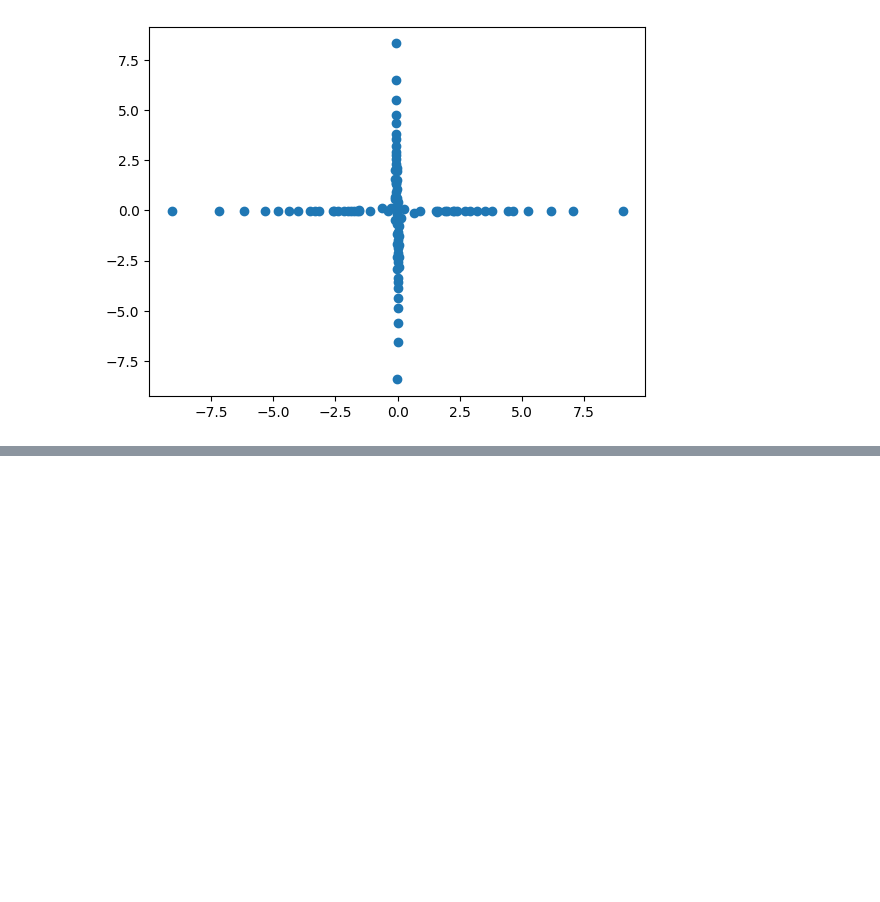
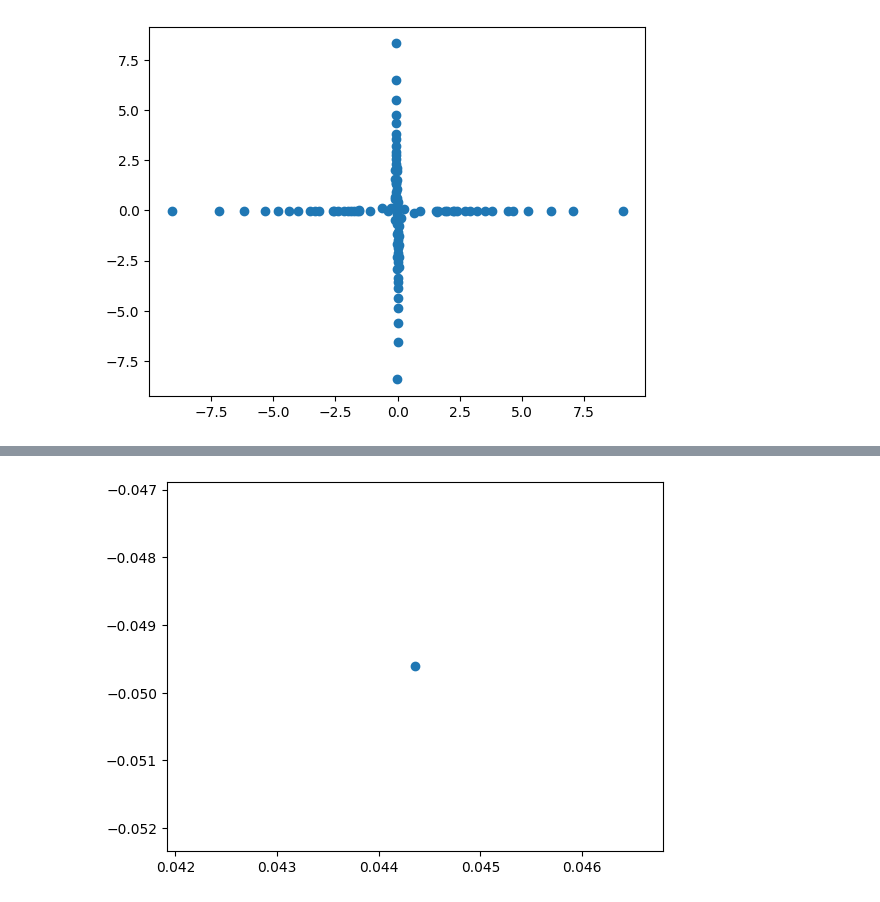
Before and after one commit to fumish/self_study, a Jupyter notebook: prototypes/stein_variational_inference.ipynb, the cells around one changed output, grey strips where cells are left out. Drawn from its saved outputs; the diff is of its cells as text; code cells hidden in the pictures; blank space fills up the shorter version.

```diff
--- a/prototypes/stein_variational_inference.ipynb
+++ b/prototypes/stein_variational_inference.ipynb
@@ -467,3 +579,11 @@ plt.show()
+# %%
+# target_ind = post_param[:,0] > 2
+# plt.scatter(post_param[target_ind,0], post_param[target_ind,1])
+# target_ind = post_param[:,0] > 2
+plt.scatter(post_param[:,0], post_param[:,1])
+plt.show()
+# %% [output]
+[figure, added]
 # %%
 # dist = pdist(post_param)
 
```
Also changed, not shown: parts of 9 cells of this notebook, 1 other file.
